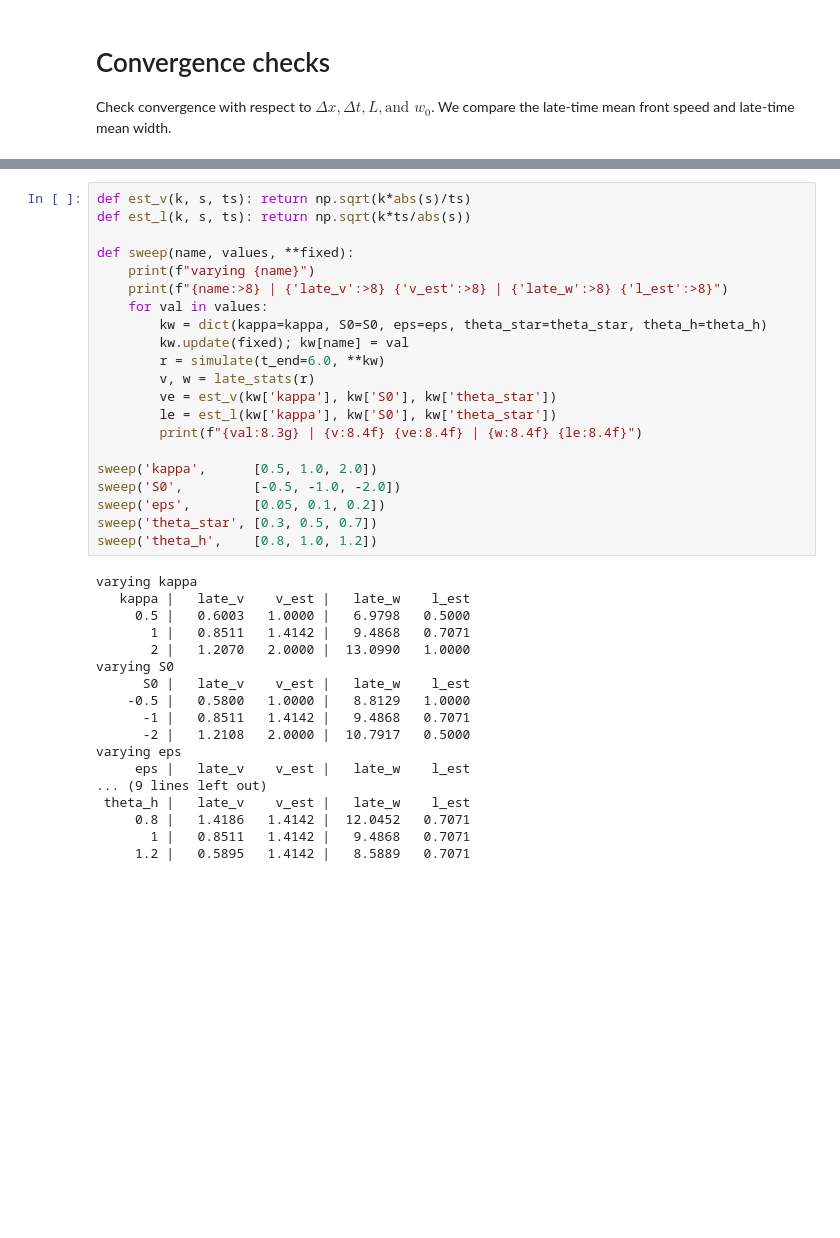
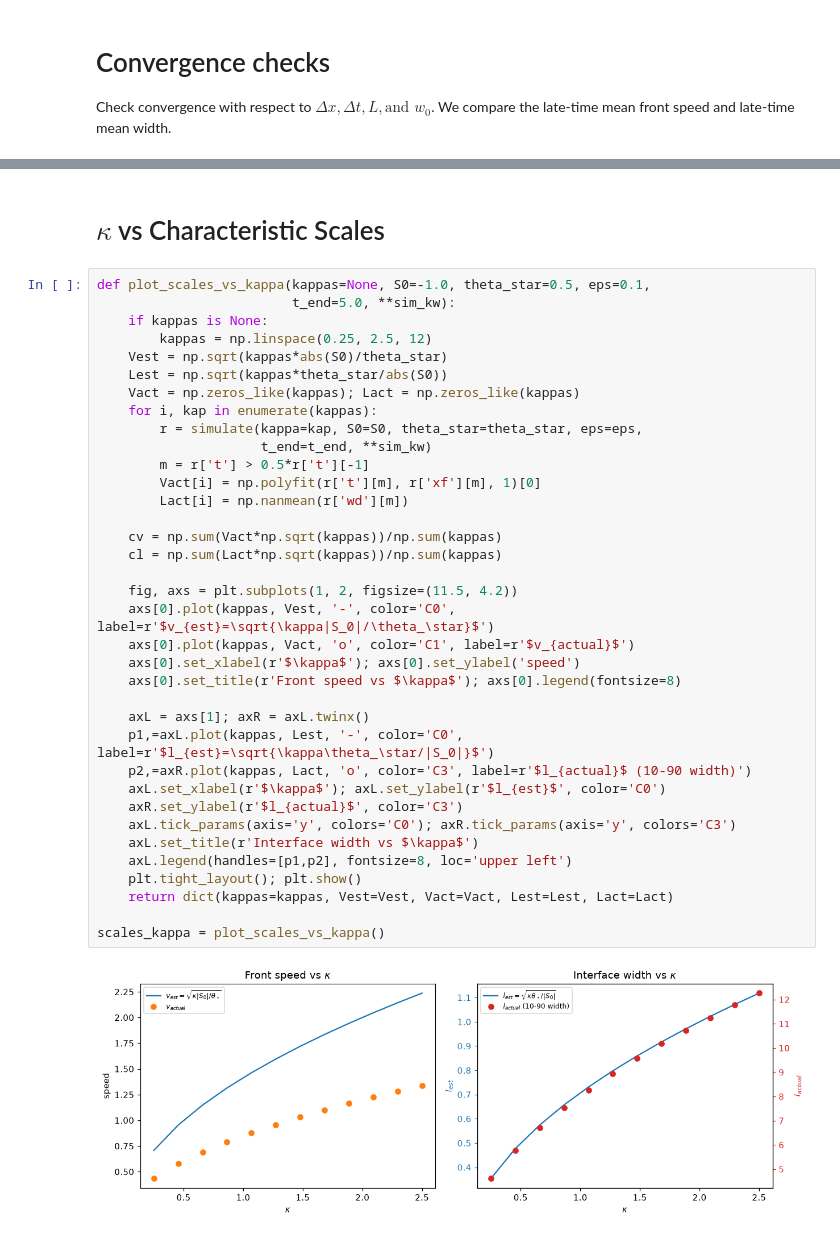
Before and after one commit to leelalaliott/turbulent_cooling_fronts, a Jupyter notebook: 1d_local_reac_diff_front.ipynb, the cells around one changed output, grey strips where cells are left out. Cells and saved outputs as stored; diff of their text form; blank space fills up the shorter version.

```diff
--- a/1d_local_reac_diff_front.ipynb
+++ b/1d_local_reac_diff_front.ipynb
@@ -368,39 +442,40 @@ reaction time t_react = 0.500;  band-crossing time eps/|S0| = 0.100
-# %%
-def est_v(k, s, ts): return np.sqrt(k*abs(s)/ts)
-def est_l(k, s, ts): return np.sqrt(k*ts/abs(s))
-
-def sweep(name, values, **fixed):
-    print(f"varying {name}")
-    print(f"{name:>8} | {'late_v':>8} {'v_est':>8} | {'late_w':>8} {'l_est':>8}")
-    for val in values:
-        kw = dict(kappa=kappa, S0=S0, eps=eps, theta_star=theta_star, theta_h=theta_h)
-        kw.update(fixed); kw[name] = val
-        r = simulate(t_end=6.0, **kw)
-        v, w = late_stats(r)
-        ve = est_v(kw['kappa'], kw['S0'], kw['theta_star'])
-        le = est_l(kw['kappa'], kw['S0'], kw['theta_star'])
-        print(f"{val:8.3g} | {v:8.4f} {ve:8.4f} | {w:8.4f} {le:8.4f}")
-
-sweep('kappa',      [0.5, 1.0, 2.0])
-sweep('S0',         [-0.5, -1.0, -2.0])
-sweep('eps',        [0.05, 0.1, 0.2])
-sweep('theta_star', [0.3, 0.5, 0.7])
-sweep('theta_h',    [0.8, 1.0, 1.2])
-# %% [output]
-varying kappa
-   kappa |   late_v    v_est |   late_w    l_est
-     0.5 |   0.6003   1.0000 |   6.9798   0.5000
-       1 |   0.8511   1.4142 |   9.4868   0.7071
-       2 |   1.2070   2.0000 |  13.0990   1.0000
-varying S0
-      S0 |   late_v    v_est |   late_w    l_est
-    -0.5 |   0.5800   1.0000 |   8.8129   1.0000
-      -1 |   0.8511   1.4142 |   9.4868   0.7071
-      -2 |   1.2108   2.0000 |  10.7917   0.5000
-varying eps
-     eps |   late_v    v_est |   late_w    l_est
-... (9 lines left out)
- theta_h |   late_v    v_est |   late_w    l_est
-     0.8 |   1.4186   1.4142 |  12.0452   0.7071
-       1 |   0.8511   1.4142 |   9.4868   0.7071
-     1.2 |   0.5895   1.4142 |   8.5889   0.7071
+# %% [markdown]
+# $\kappa$ vs Characteristic Scales
+# %%
+def plot_scales_vs_kappa(kappas=None, S0=-1.0, theta_star=0.5, eps=0.1,
+                         t_end=5.0, **sim_kw):
+    if kappas is None:
+        kappas = np.linspace(0.25, 2.5, 12)
+    Vest = np.sqrt(kappas*abs(S0)/theta_star)
+    Lest = np.sqrt(kappas*theta_star/abs(S0))
+    Vact = np.zeros_like(kappas); Lact = np.zeros_like(kappas)
+    for i, kap in enumerate(kappas):
+        r = simulate(kappa=kap, S0=S0, theta_star=theta_star, eps=eps,
+                     t_end=t_end, **sim_kw)
+        m = r['t'] > 0.5*r['t'][-1]
+        Vact[i] = np.polyfit(r['t'][m], r['xf'][m], 1)[0]
+        Lact[i] = np.nanmean(r['wd'][m])
+
+    cv = np.sum(Vact*np.sqrt(kappas))/np.sum(kappas)
+    cl = np.sum(Lact*np.sqrt(kappas))/np.sum(kappas)
+
+    fig, axs = plt.subplots(1, 2, figsize=(11.5, 4.2))
+    axs[0].plot(kappas, Vest, '-', color='C0', label=r'$v_{est}=\sqrt{\kappa|S_0|/\theta_\star}$')
+    axs[0].plot(kappas, Vact, 'o', color='C1', label=r'$v_{actual}$')
+    axs[0].set_xlabel(r'$\kappa$'); axs[0].set_ylabel('speed')
+    axs[0].set_title(r'Front speed vs $\kappa$'); axs[0].legend(fontsize=8)
+
+    axL = axs[1]; axR = axL.twinx()
+    p1,=axL.plot(kappas, Lest, '-', color='C0', label=r'$l_{est}=\sqrt{\kappa\theta_\star/|S_0|}$')
+    p2,=axR.plot(kappas, Lact, 'o', color='C3', label=r'$l_{actual}$ (10-90 width)')
+    axL.set_xlabel(r'$\kappa$'); axL.set_ylabel(r'$l_{est}$', color='C0')
+    axR.set_ylabel(r'$l_{actual}$', color='C3')
+    axL.tick_params(axis='y', colors='C0'); axR.tick_params(axis='y', colors='C3')
+    axL.set_title(r'Interface width vs $\kappa$')
+    axL.legend(handles=[p1,p2], fontsize=8, loc='upper left')
+    plt.tight_layout(); plt.show()
+    return dict(kappas=kappas, Vest=Vest, Vact=Vact, Lest=Lest, Lact=Lact)
+
+scales_kappa = plot_scales_vs_kappa()
+# %% [output]
+[figure, added]
```
Also changed, not shown: parts of 26 cells of this notebook, 13 other files.
